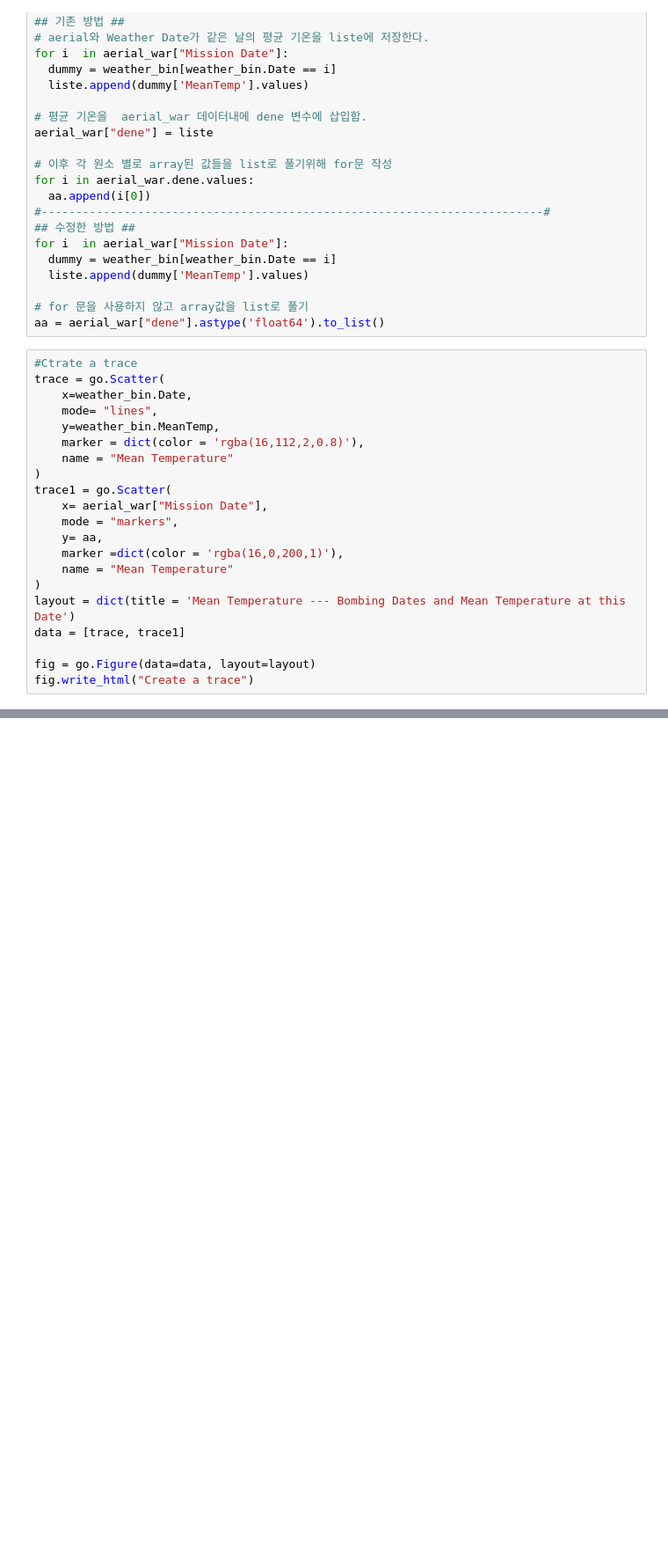
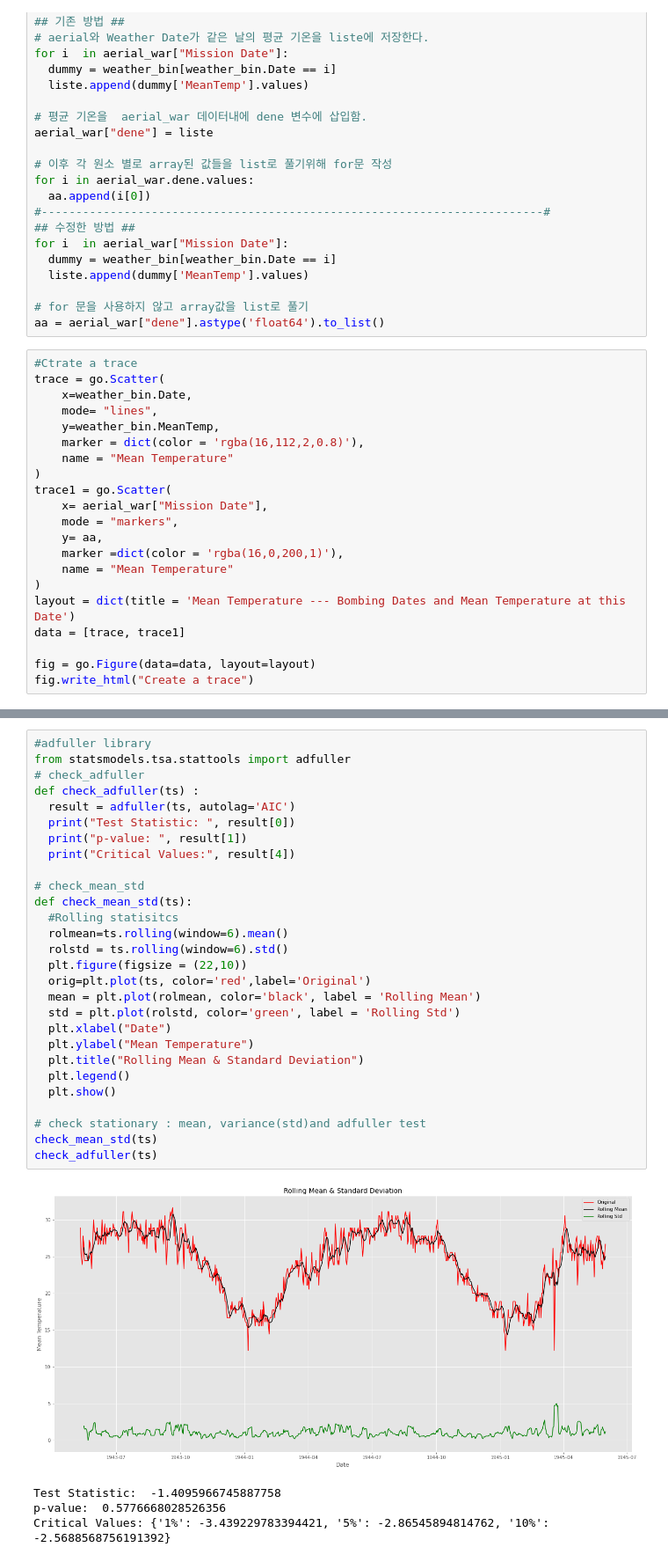
Before and after one commit to analyst-rhie/Kaggle, a Jupyter notebook: World_War_II.ipynb, the cells around one changed output, grey strips where cells are left out. Shown at 88% size. Cells and saved outputs as stored; diff of their text form; blank space fills up the shorter version.

```diff
--- a/World_War_II.ipynb
+++ b/World_War_II.ipynb
@@ -631,0 +686,33 @@ fig.write_html("Create a trace")
+# %%
+#adfuller library
+from statsmodels.tsa.stattools import adfuller
+# check_adfuller
+def check_adfuller(ts) :
+  result = adfuller(ts, autolag='AIC')
+  print("Test Statistic: ", result[0])
+  print("p-value: ", result[1])
+  print("Critical Values:", result[4])
+
+# check_mean_std
+def check_mean_std(ts):
+  #Rolling statisitcs
+  rolmean=ts.rolling(window=6).mean()
+  rolstd = ts.rolling(window=6).std()
+  plt.figure(figsize = (22,10))
+  orig=plt.plot(ts, color='red',label='Original')
+  mean = plt.plot(rolmean, color='black', label = 'Rolling Mean')
+  std = plt.plot(rolstd, color='green', label = 'Rolling Std')
+  plt.xlabel("Date")
+  plt.ylabel("Mean Temperature")
+  plt.title("Rolling Mean & Standard Deviation")
+  plt.legend()
+  plt.show()
+
+# check stationary : mean, variance(std)and adfuller test
+check_mean_std(ts)
+check_adfuller(ts)
+# %% [output]
+[figure, added]
+Test Statistic:  -1.4095966745887758
+p-value:  0.5776668028526356
+Critical Values: {'1%': -3.439229783394421, '5%': -2.86545894814762, '10%': -2.5688568756191392}
```
Also changed, not shown: parts of 39 cells of this notebook.
